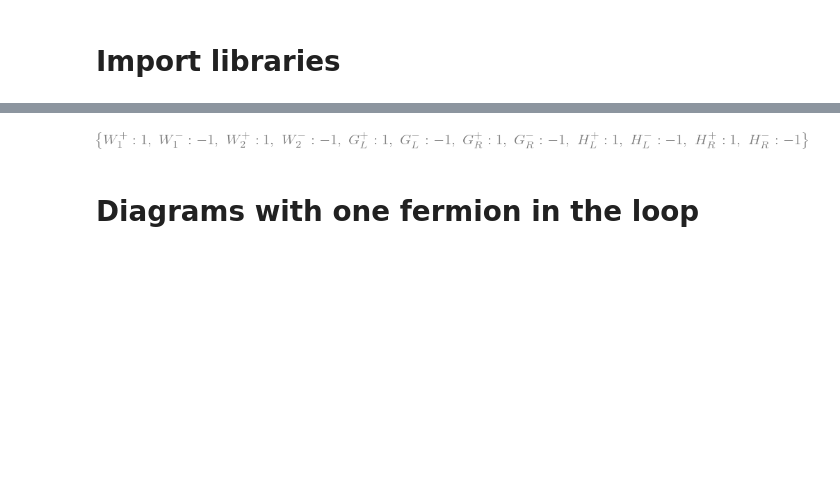
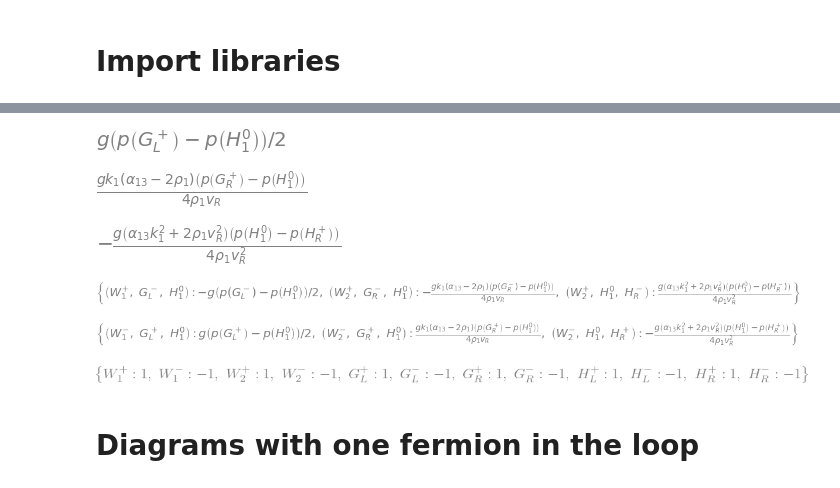
Before and after one commit to moiseszeleny/LRSM-with-Spheno, a Jupyter notebook: sympy_calculations/LFV decays DLRSM/diagrams.ipynb, the cells around one changed output, grey strips where cells are left out. Saved outputs shown, nothing was run; the diff lists cells and outputs as text; code cells hidden in the pictures; blank space fills up the shorter version.

```diff
--- a/sympy_calculations/LFV decays DLRSM/diagrams.ipynb
+++ b/sympy_calculations/LFV decays DLRSM/diagrams.ipynb
@@ -38,3 +76,25 @@ interactionsH10_WmSp_dict_approx = {
+# %%
+for vertex, interaction in interactionsH10_WmSp_dict_approx.items():
+    interaction_simplify = interaction.expand().collect(
+        vR, lambda x:x.factor().subs(
+            potential_parameters_change
+        )
+    ).factor()
+    display(interaction_simplify)
+
+    interactionsH10_WmSp_dict_approx[vertex] = interaction_simplify
+# %% [output]
+[figure, added]
+[figure, added]
+[figure, added]
+# %%
+interactionsH10_WpSm_dict_approx
+# %% [output]
+[figure, added]
+# %%
+interactionsH10_WmSp_dict_approx
+# %% [output]
+[figure, added]
 # %%
 from LFVXD.Hdecay_diagrams_v2 import (
     TriangleFSS,
```
Also changed, not shown: parts of 8 cells of this notebook, 8 other files.
